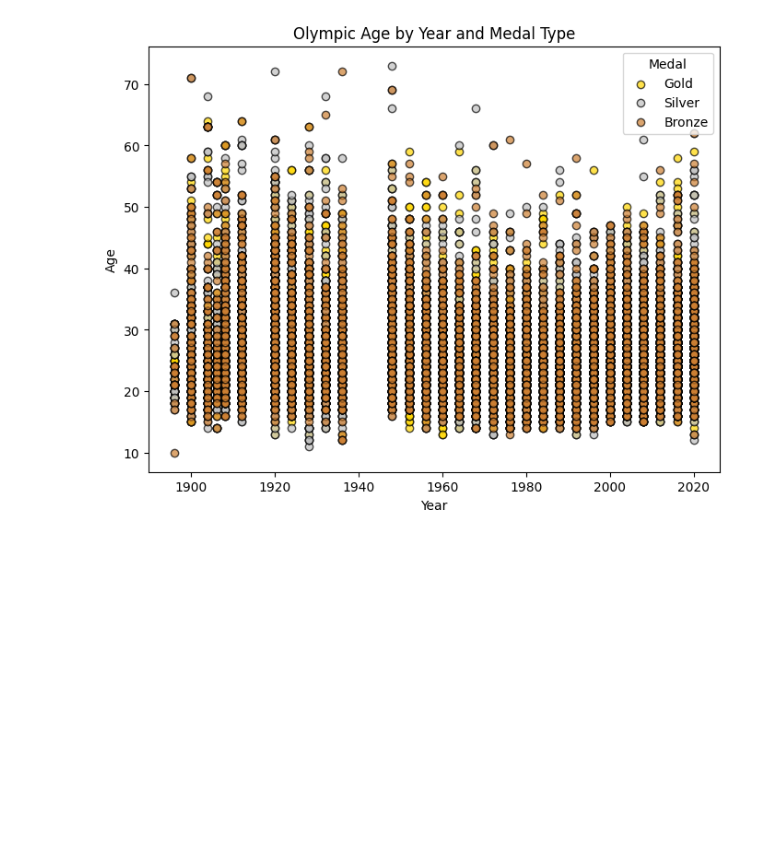
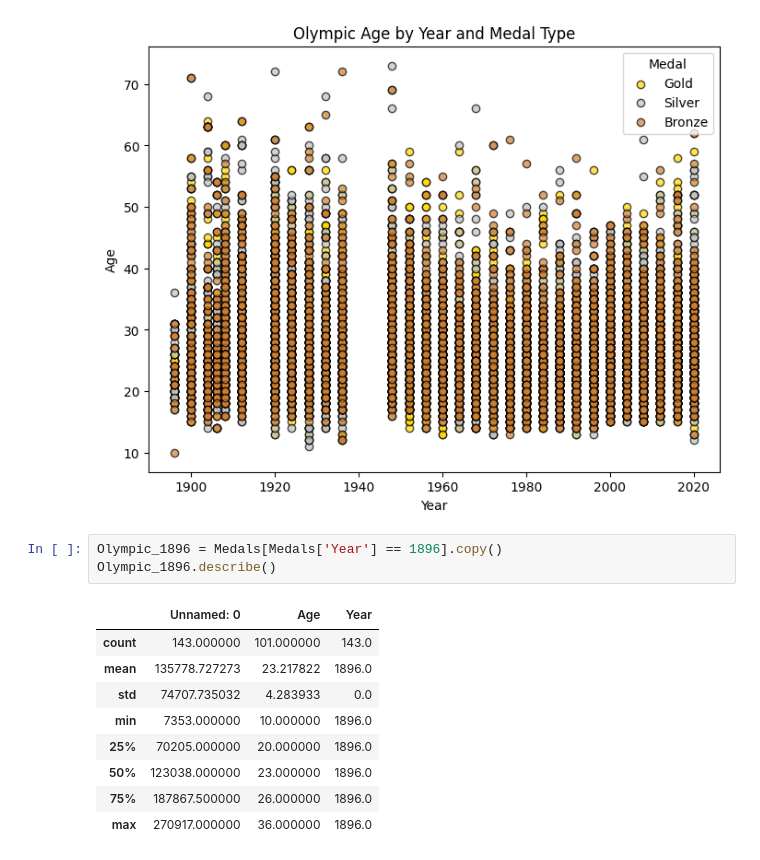
Before and after one commit to amiramiriani/Olampic_datasets, a Jupyter notebook: code/Untitled.ipynb, the cells around one changed output. Saved outputs shown, nothing was run; the diff lists cells and outputs as text; blank space fills up the shorter version.

```diff
--- a/code/Untitled.ipynb
+++ b/code/Untitled.ipynb
@@ -90,3 +82,16 @@ plt.title('Olympic Age by Year and Medal Type')
 plt.show()
 # %% [output]
 [figure]
+# %%
+Olympic_1896 = Medals[Medals['Year'] == 1896].copy()
+Olympic_1896.describe()
+# %% [output]
+|  | Unnamed: 0 | Age | Year |
+| count | 143.000000 | 101.000000 | 143.0 |
+| mean | 135778.727273 | 23.217822 | 1896.0 |
+| std | 74707.735032 | 4.283933 | 0.0 |
+| min | 7353.000000 | 10.000000 | 1896.0 |
+| 25% | 70205.000000 | 20.000000 | 1896.0 |
+| 50% | 123038.000000 | 23.000000 | 1896.0 |
+| 75% | 187867.500000 | 26.000000 | 1896.0 |
+| max | 270917.000000 | 36.000000 | 1896.0 |
```
Also changed, not shown: parts of 5 cells of this notebook, 1 other file.
